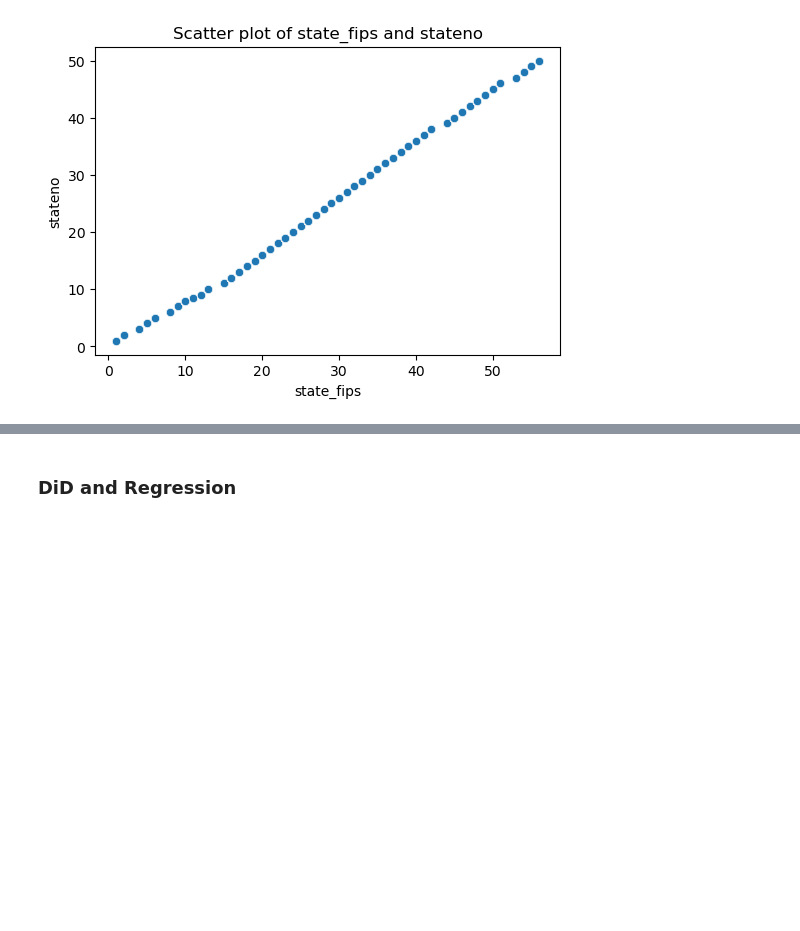
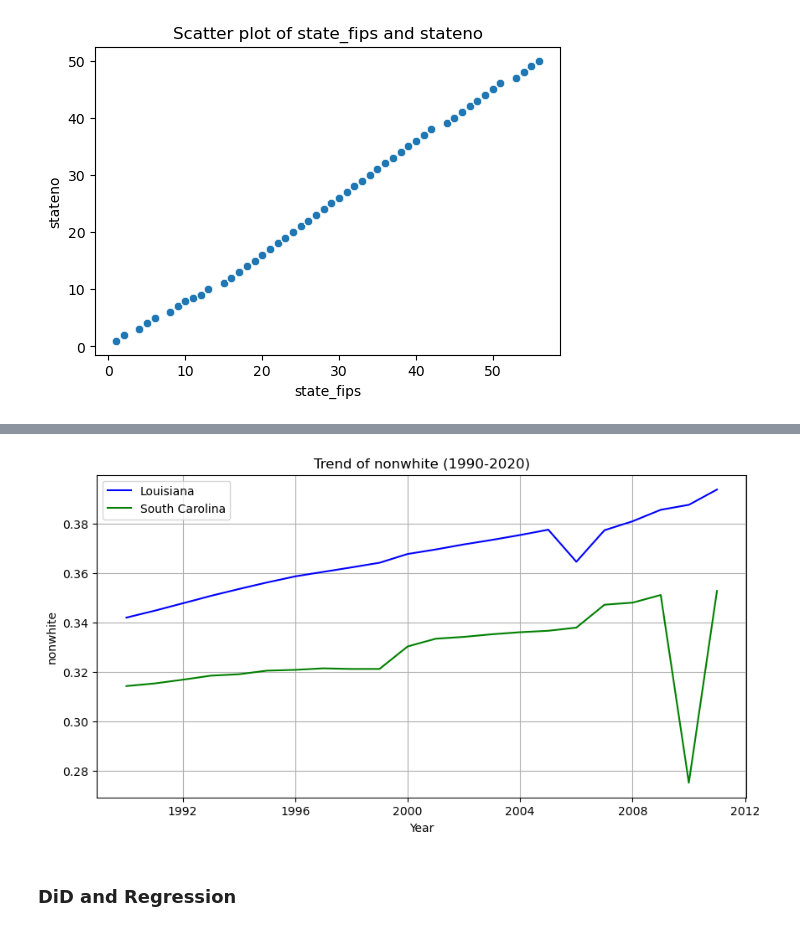
Before and after one commit to SaverioPCapra/metrics_theory_2_project, a Jupyter notebook: tutorial.ipynb, the cells around one changed output, grey strips where cells are left out. Saved outputs shown, nothing was run; the diff lists cells and outputs as text; code cells hidden in the pictures; blank space fills up the shorter version.

```diff
--- a/tutorial.ipynb
+++ b/tutorial.ipynb
@@ -546,2 +609,28 @@ if not corr_pairs.empty: # Check if the 'corr_pairs' Series is not empty (i.e.,
+# %%
+# Focus on "nonwhite" variable
+var = "nonwhite"
+
+# Create the plot
+plt.figure(figsize=(10, 5))
+
+# Plot for Louisiana
+subset_louisiana = filtered_df[filtered_df["state"] == "Louisiana"]
+plt.plot(subset_louisiana.index, subset_louisiana[var], label="Louisiana", color="blue")
+
+# Plot for South Carolina
+subset_south_carolina = filtered_df[filtered_df["state"] == "South Carolina"]
+plt.plot(subset_south_carolina.index, subset_south_carolina[var], label="South Carolina", color="green")
+
+# Customize the plot
+plt.xlabel("Year")
+plt.ylabel(var)
+plt.title(f"Trend of {var} (1990-2020)")
+plt.legend()
+plt.grid()
+
+# Show the plot
+plt.show()
+# %% [output]
+[figure, added]
 # %% [markdown]
 ### DiD and Regression
```
Also changed, not shown: parts of 14 cells of this notebook, 1 other file.
